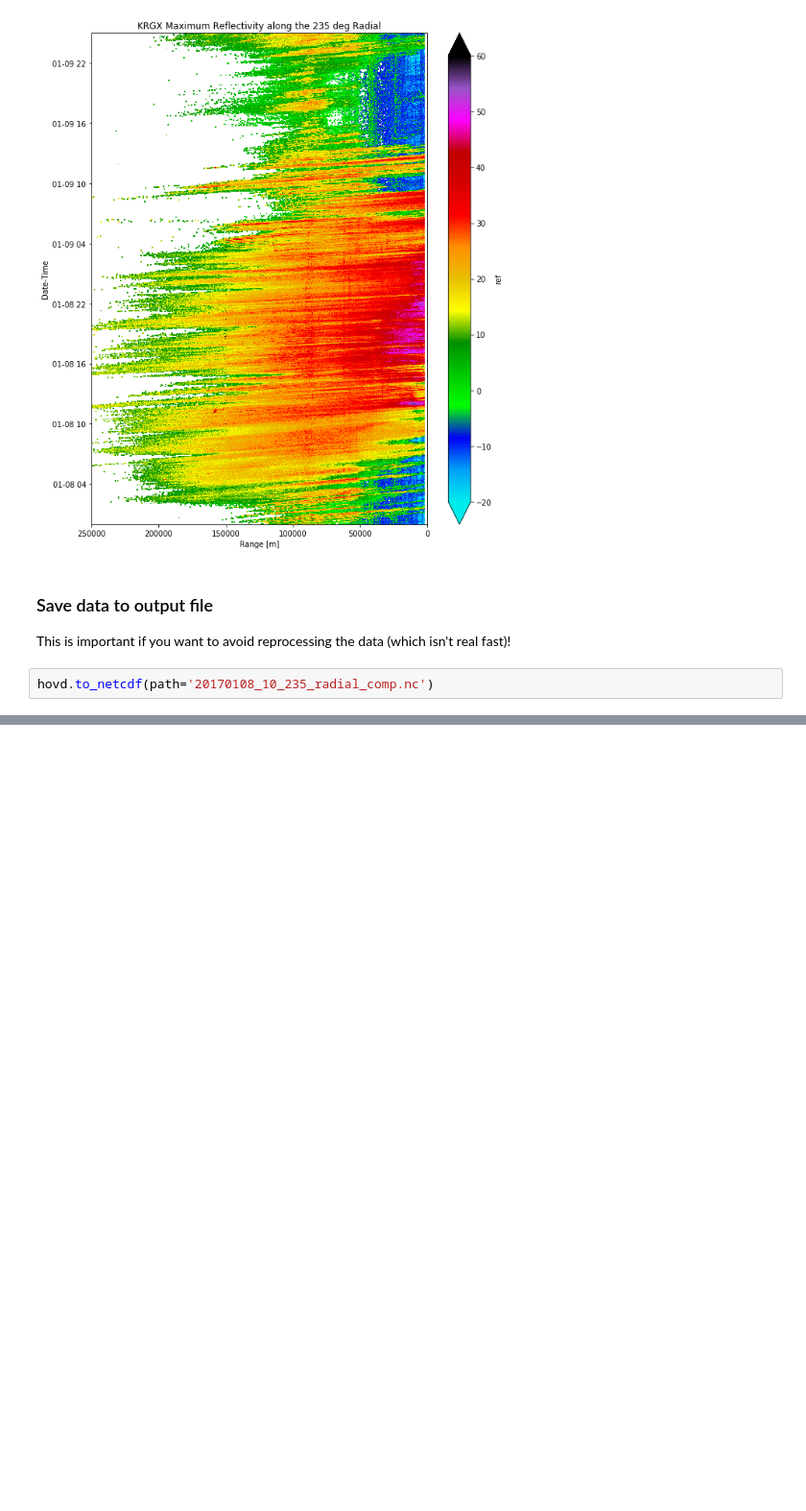
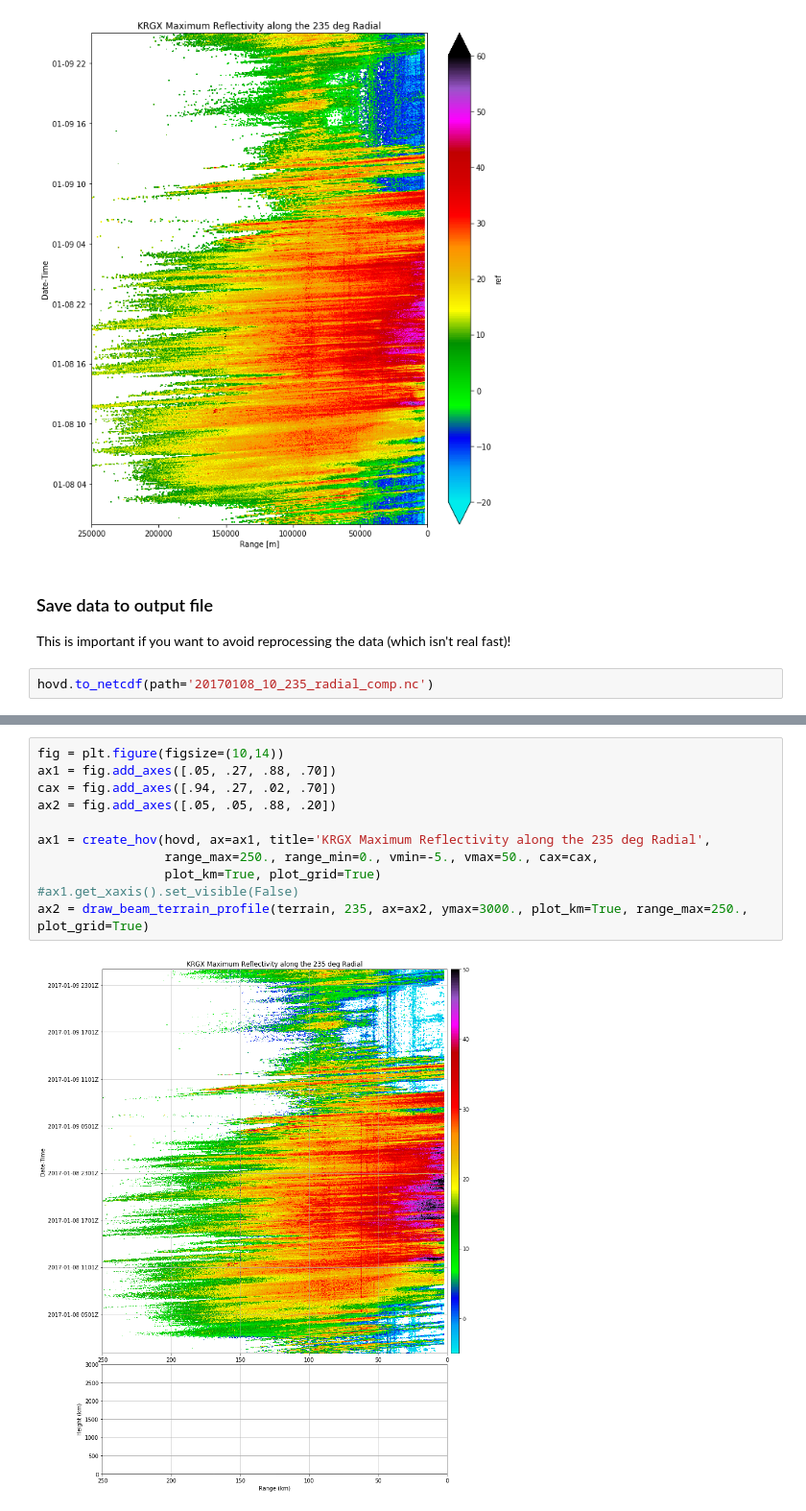
Before and after one commit to nguy/AR_Spillover, a Jupyter notebook: nexrad_hov.ipynb, the cells around one changed output, grey strips where cells are left out. Shown at 96% size. Cells and saved outputs as stored; diff of their text form; blank space fills up the shorter version.

```diff
--- a/nexrad_hov.ipynb
+++ b/nexrad_hov.ipynb
@@ -98,0 +203,13 @@ hovd.to_netcdf(path='20170108_10_235_radial_comp.nc')
+# %%
+fig = plt.figure(figsize=(10,14))
+ax1 = fig.add_axes([.05, .27, .88, .70])
+cax = fig.add_axes([.94, .27, .02, .70])
+ax2 = fig.add_axes([.05, .05, .88, .20])
+
+ax1 = create_hov(hovd, ax=ax1, title='KRGX Maximum Reflectivity along the 235 deg Radial',
+                 range_max=250., range_min=0., vmin=-5., vmax=50., cax=cax,
+                 plot_km=True, plot_grid=True)
+#ax1.get_xaxis().set_visible(False)
+ax2 = draw_beam_terrain_profile(terrain, 235, ax=ax2, ymax=3000., plot_km=True, range_max=250., plot_grid=True)
+# %% [output]
+[figure, added]
```
Also changed, not shown: parts of 9 cells of this notebook, 2 other files.
